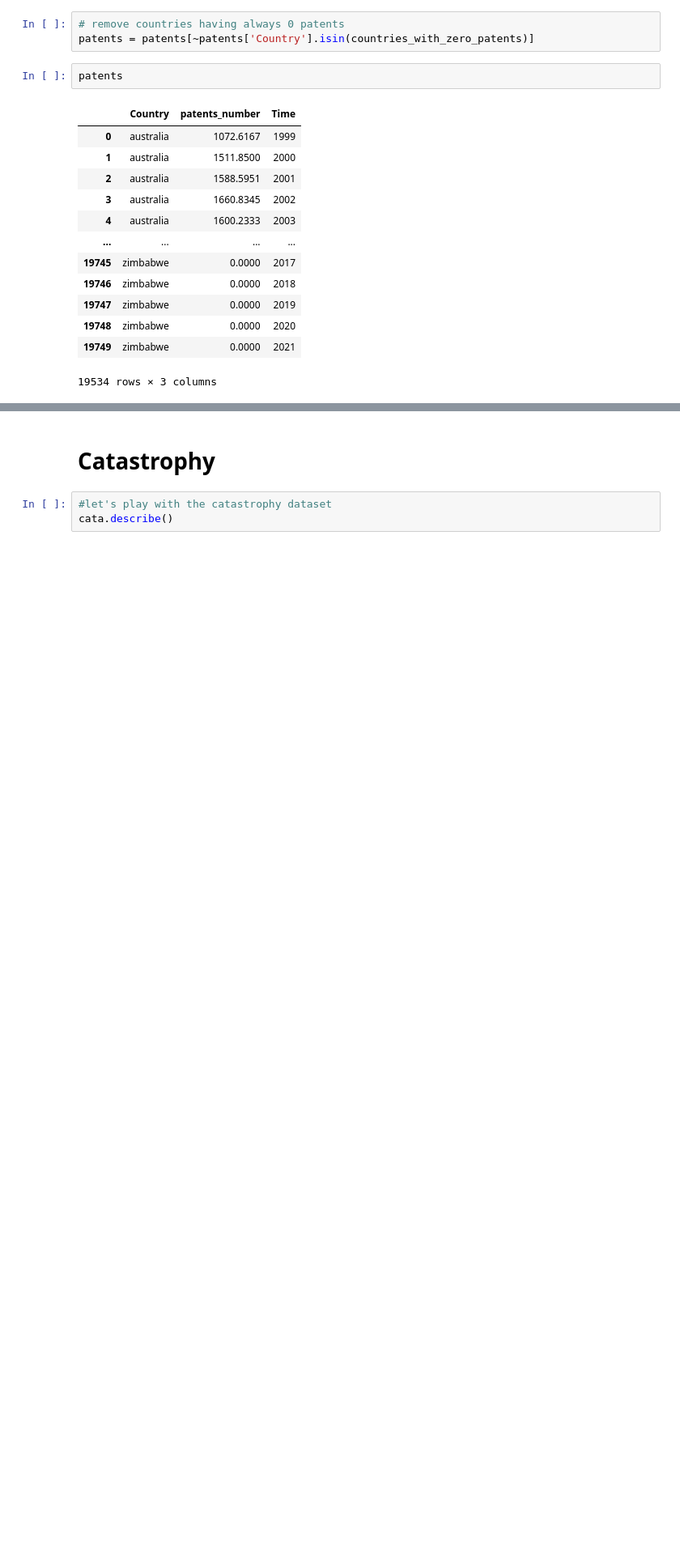
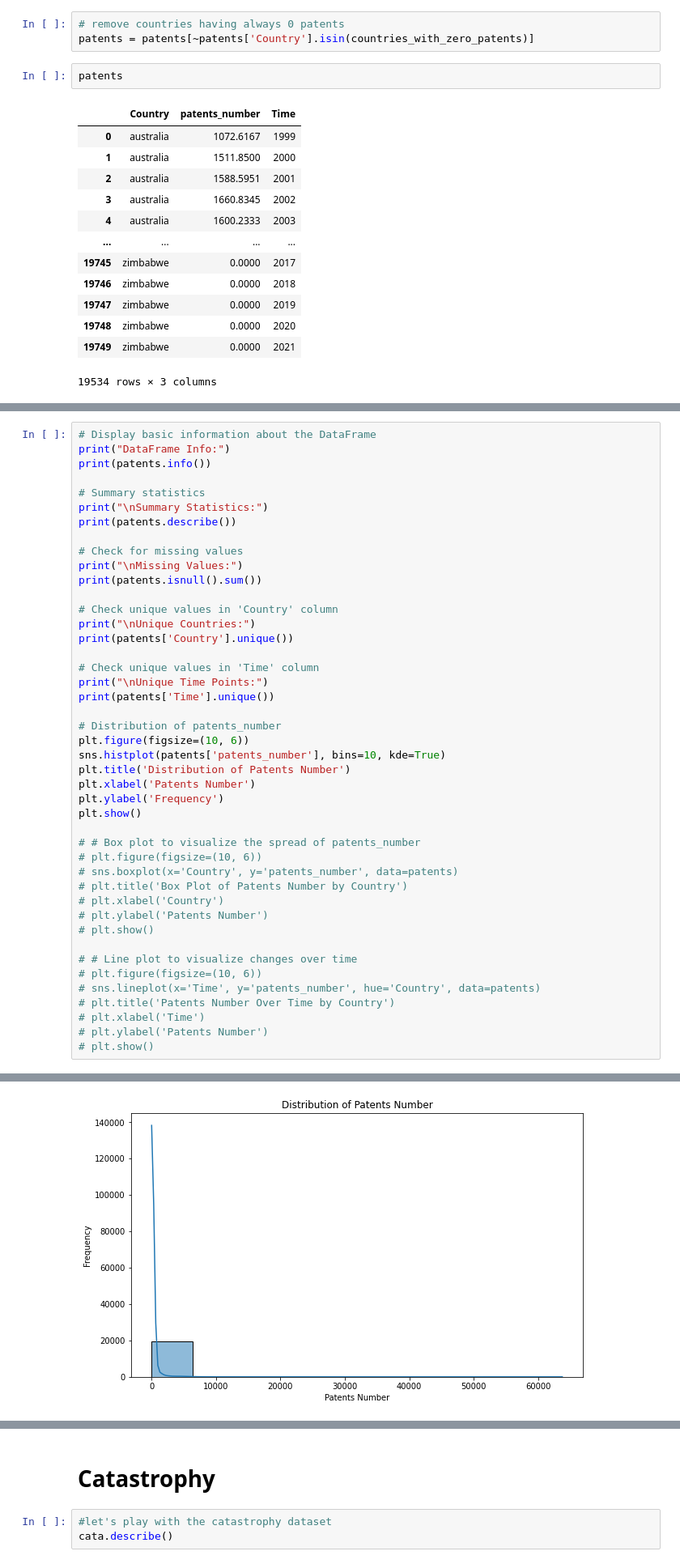
Before and after one commit to igordall/green-patents, a Jupyter notebook: Elephant_V2.ipynb, the cells around one changed output, grey strips where cells are left out. Shown at 81% size. Drawn from its saved outputs; the diff is of its cells as text; blank space fills up the shorter version.

Commit message:
updated patents EDA

```diff
--- a/Elephant_V2.ipynb
+++ b/Elephant_V2.ipynb
@@ -211,0 +212,45 @@ plt.show()
+# %%
+# Display basic information about the DataFrame
+print("DataFrame Info:")
+print(patents.info())
+
+# Summary statistics
+print("\nSummary Statistics:")
+print(patents.describe())
+
+# Check for missing values
+print("\nMissing Values:")
+print(patents.isnull().sum())
+
+# Check unique values in 'Country' column
+print("\nUnique Countries:")
+print(patents['Country'].unique())
+
+# Check unique values in 'Time' column
+print("\nUnique Time Points:")
+print(patents['Time'].unique())
+
+# Distribution of patents_number
+plt.figure(figsize=(10, 6))
+sns.histplot(patents['patents_number'], bins=10, kde=True)
+plt.title('Distribution of Patents Number')
+plt.xlabel('Patents Number')
+plt.ylabel('Frequency')
+plt.show()
+
+# # Box plot to visualize the spread of patents_number
+# plt.figure(figsize=(10, 6))
+# sns.boxplot(x='Country', y='patents_number', data=patents)
+# plt.title('Box Plot of Patents Number by Country')
+# plt.xlabel('Country')
+# plt.ylabel('Patents Number')
+# plt.show()
+
+# # Line plot to visualize changes over time
+# plt.figure(figsize=(10, 6))
+# sns.lineplot(x='Time', y='patents_number', hue='Country', data=patents)
+# plt.title('Patents Number Over Time by Country')
+# plt.xlabel('Time')
+# plt.ylabel('Patents Number')
+# plt.show()
+# %% [output]
@@ -211,0 +274 @@ plt.show()
+[figure, added]
```
Also changed, not shown: parts of 3 cells of this notebook.
